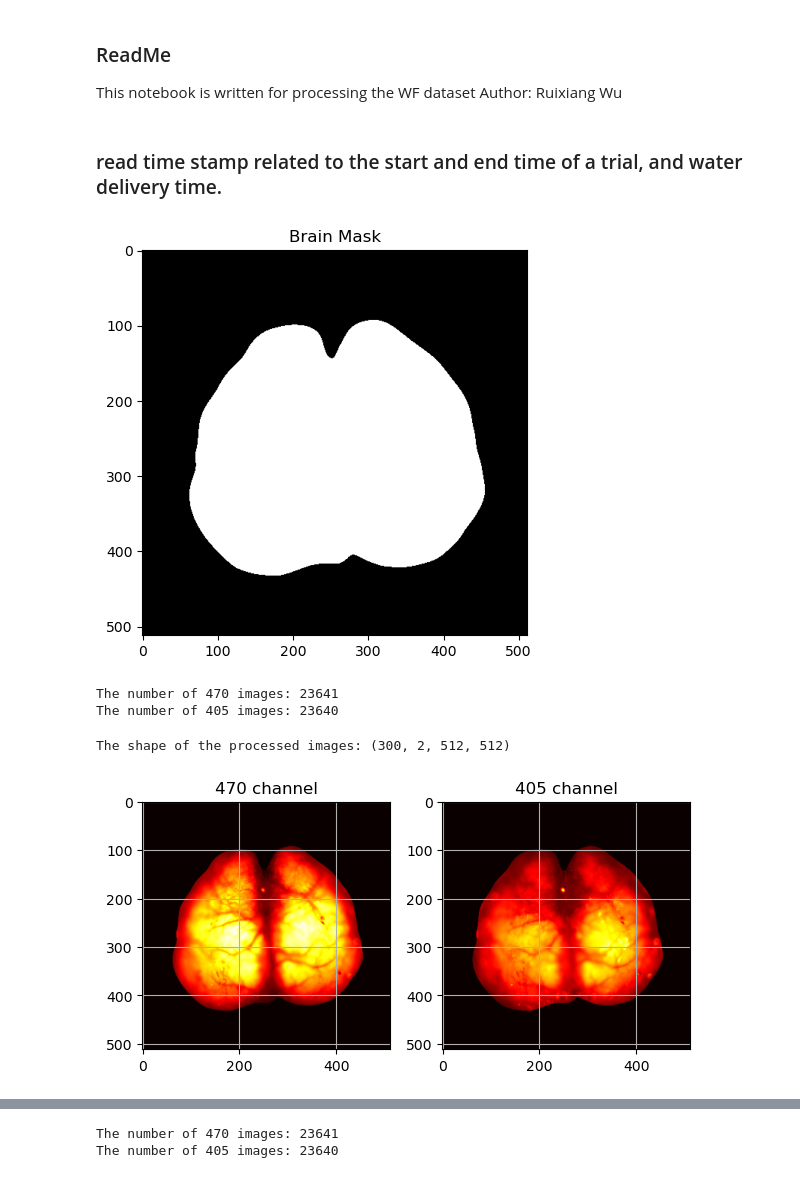
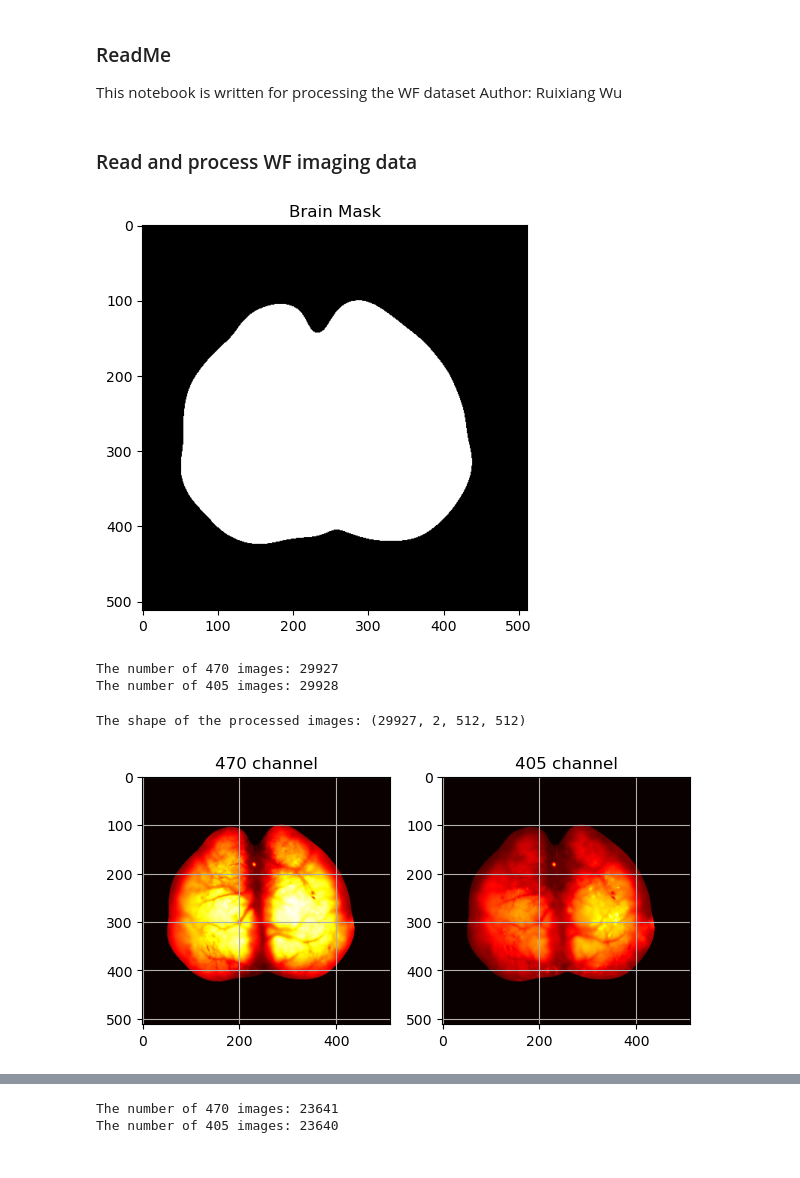
Before and after one commit to Sh555Lin/WF_GoNogo, a Jupyter notebook: analysis/pre_process.ipynb, the cells around one changed output, grey strips where cells are left out. Drawn from its saved outputs; the diff is of its cells as text; code cells hidden in the pictures.

```diff
--- a/analysis/pre_process.ipynb
+++ b/analysis/pre_process.ipynb
@@ -18,9 +24,9 @@ from lib_wrx import images2tiff_two_channel
 # %% [markdown]
-### read time stamp related to the start and end time of a trial, and water delivery time.
+### Read and process WF imaging data
 # %%
-base_dir = "/home/wrx/Data_attention/Transfer learning/LinShu/DATA_linshu/000 Widefield"
+base_dir = "/Volumes/Data_attention/Transfer learning/LinShu/DATA_linshu/000 Widefield"
 mouse_id = "A095"
-session = "20250905"
+session = "20250903"
 # config_path = "/home/lsh/WF_GoNogo/config/A095_config.yaml"
 rawPath = os.path.join(base_dir, mouse_id, session)
 if not os.path.exists(rawPath):
@@ -35,22 +41,22 @@ mask = np.load(mask_path)
 # print(f"Mask shape: {mask.shape}")
 show_one_image(mask, title="Brain Mask")
 # %% [output]
-[figure, old version]
+[figure, new version]
 # %%
-n_preview = 300 # set to None to process all images,
+# n_preview = 300 # set to None to process all images,
 # or set to an integer to limit the number of images processed for preview
 
 # if mask is not None, apply the mask to the images
-stack, files_470 = images2tiff_two_channel(rawPath, n_preview=n_preview,
-    mask=mask,)
+stack, files_470 = images2tiff_two_channel(rawPath,
+    mask=mask)
 print("The shape of the processed images:", stack.shape)
 
 # visualize the first image of each channel
 images = list(stack[0])
 show_images(images, titles=['470 channel', '405 channel'])
 # %% [output]
-The number of 470 images: 23641
-The number of 405 images: 23640
+The number of 470 images: 29927
+The number of 405 images: 29928
-The shape of the processed images: (300, 2, 512, 512)
+The shape of the processed images: (29927, 2, 512, 512)
-[figure, old version]
+[figure, new version]
 # %%
```
Also changed, not shown: parts of 26 cells of this notebook, 7 other files.
